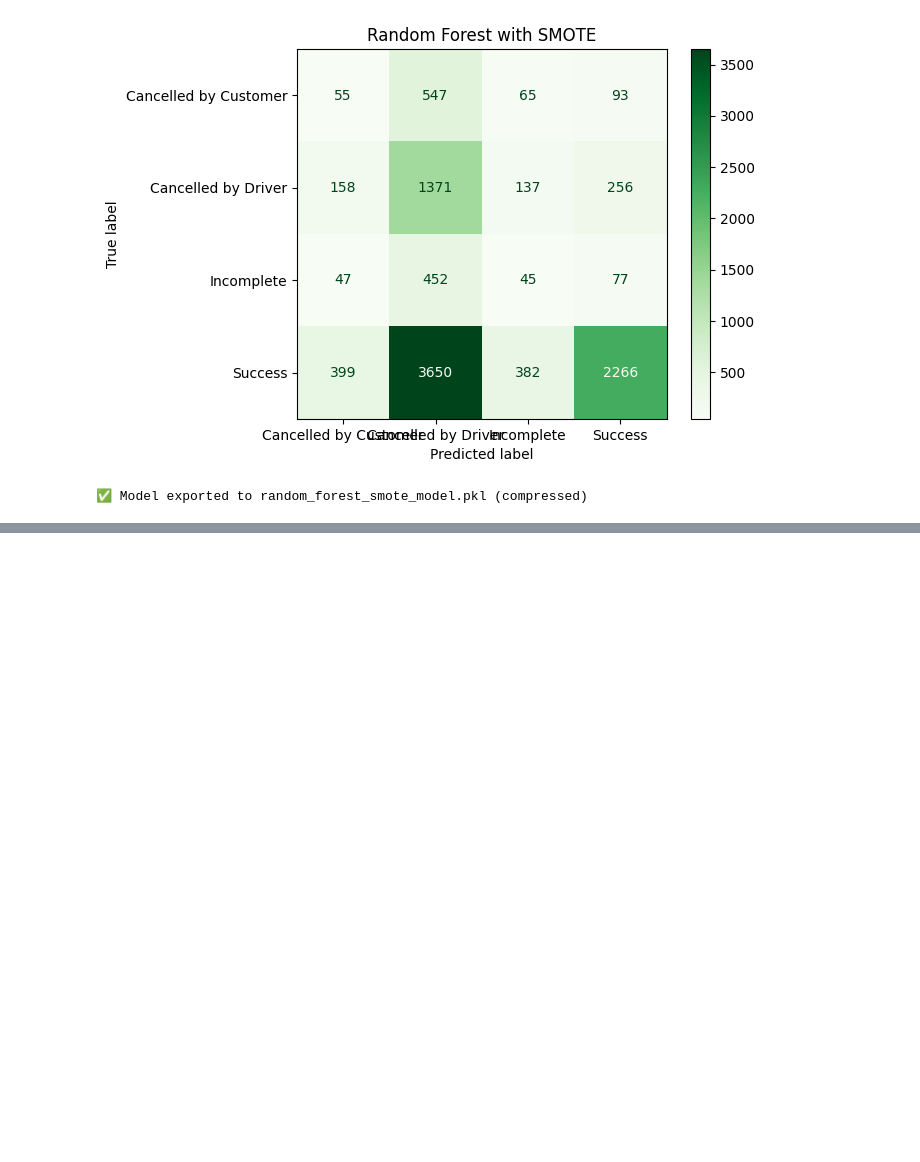
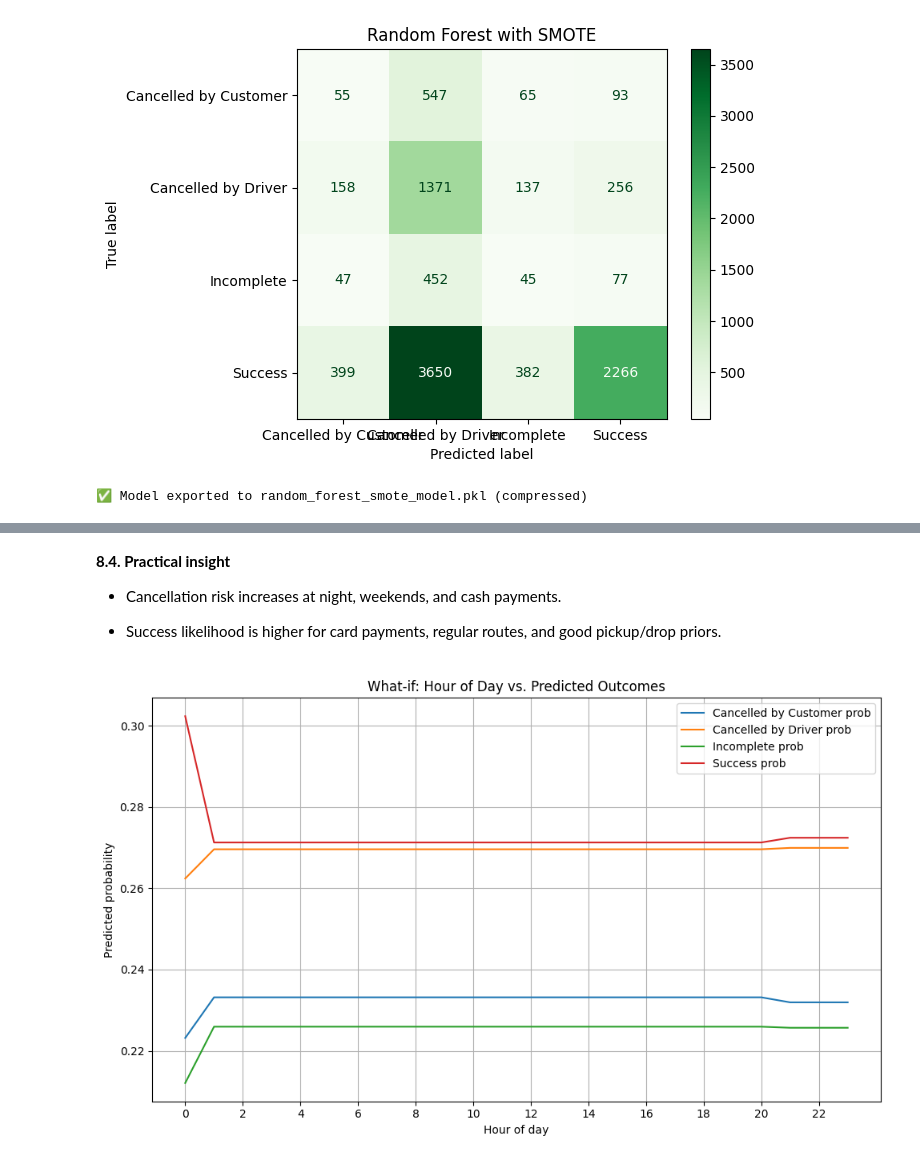
Before and after one commit to Tharmika2002/Ride-Cancellation-Model-DataX, a Jupyter notebook: Ride_Cancellation_Model.ipynb, the cells around one changed output, grey strips where cells are left out. Cells and saved outputs as stored; diff of their text form; code cells hidden in the pictures; blank space fills up the shorter version.

```diff
--- a/Ride_Cancellation_Model.ipynb
+++ b/Ride_Cancellation_Model.ipynb
@@ -553,0 +668,68 @@ Macro-F1: 0.2443662443062198
+# %% [markdown]
+**8.4. Practical insight**
+
+
+
+*   Cancellation risk increases at night, weekends, and cash payments.
+
+*   Success likelihood is higher for card payments, regular routes, and good pickup/drop priors.
+# %%
+classes = y_val.cat.categories
+
+hours = np.arange(0,24)
+
+default_day_of_week = 2
+default_is_weekend = 0
+
+default_pickup_cancel_rate = df['pickup_cancel_rate'].astype(float).median() if 'pickup_cancel_rate' in df.columns else 0.3
+default_drop_cancel_rate = df['drop_cancel_rate'].astype(float).median() if 'drop_cancel_rate' in df.columns else 0.3
+default_pickup_drop_pair_freq = df['pickup_drop_pair_freq'].astype(float).median() if 'pickup_drop_pair_freq' in df.columns else 10
+default_customer_rating = df['customer_rating'].astype(float).median() if 'customer_rating' in df.columns else 4.0
+default_driver_rating = df['driver_rating'].astype(float).median() if 'driver_rating' in df.columns else 4.0
+
+
+default_time_band = "Afternoon"
+default_pickup_location = "Area-1"
+default_drop_location = "Area-10"
+default_vehicle_type = "Auto"
+default_payment_method = "Card"
+
+
+df_hours = pd.DataFrame({
+    "hour_of_day": hours,
+    "day_of_week": default_day_of_week,
+    "is_weekend": default_is_weekend,
+    "pickup_cancel_rate": default_pickup_cancel_rate,
+    "drop_cancel_rate": default_drop_cancel_rate,
+    "pickup_drop_pair_freq": default_pickup_drop_pair_freq,
+    "customer_rating": default_customer_rating,
+    "driver_rating": default_driver_rating,
+    "time_band": default_time_band,
+    "Pickup Location": default_pickup_location,
+    "Drop Location": default_drop_location,
+    "vehicle_type": default_vehicle_type,
+    "payment_method": default_payment_method,
+})
+
+Xh = preprocessor.transform(df_hours)
+probs = rf_model.predict_proba(Xh) # Use the correct model variable
+
+
+model_classes = getattr(rf_model, 'classes_', classes)
+
+plt.figure(figsize=(10, 6))
+for i, class_name in enumerate(model_classes):
+     if class_name in classes:
+        plt.plot(hours, probs[:, list(model_classes).index(class_name)], label=f"{class_name} prob")
+
+
+plt.legend();
+plt.xlabel("Hour of day");
+plt.ylabel("Predicted probability")
+plt.title("What-if: Hour of Day vs. Predicted Outcomes")
+plt.grid(True)
+plt.xticks(np.arange(0, 24, 2))
+plt.tight_layout()
+plt.show()
+# %% [output]
+[figure, added]
```
Also changed, not shown: parts of 23 cells of this notebook.
